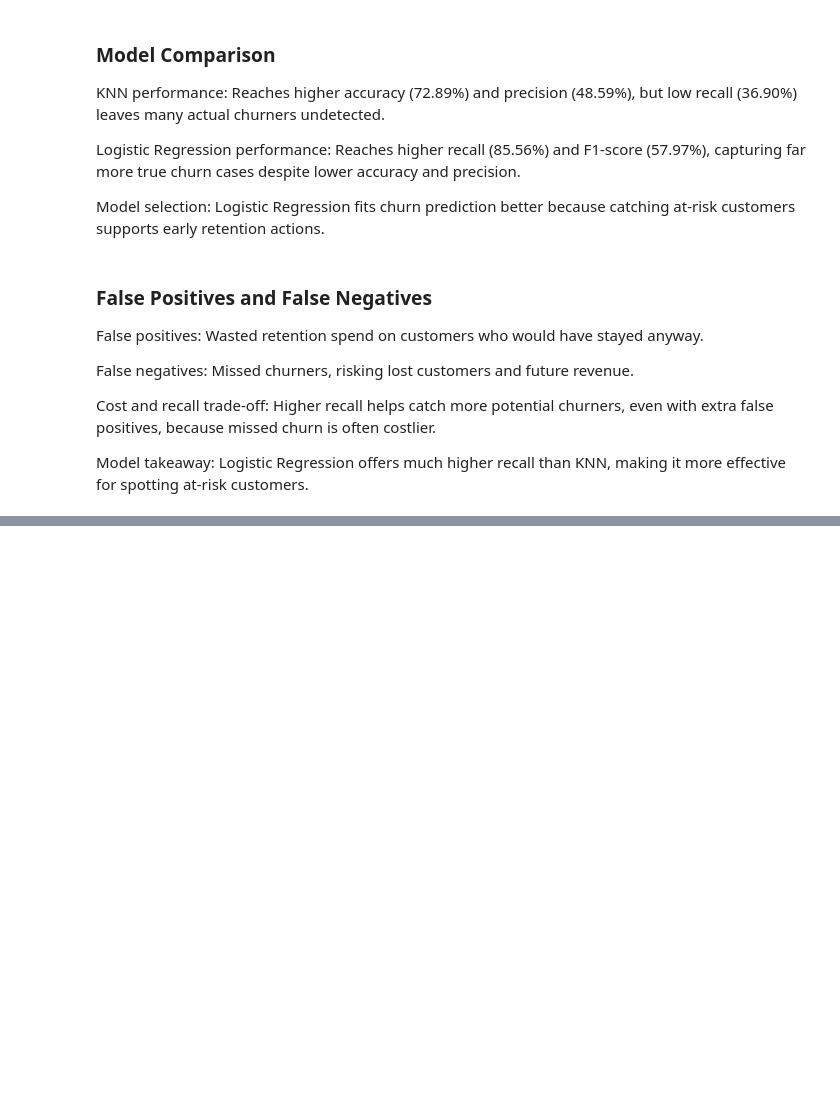
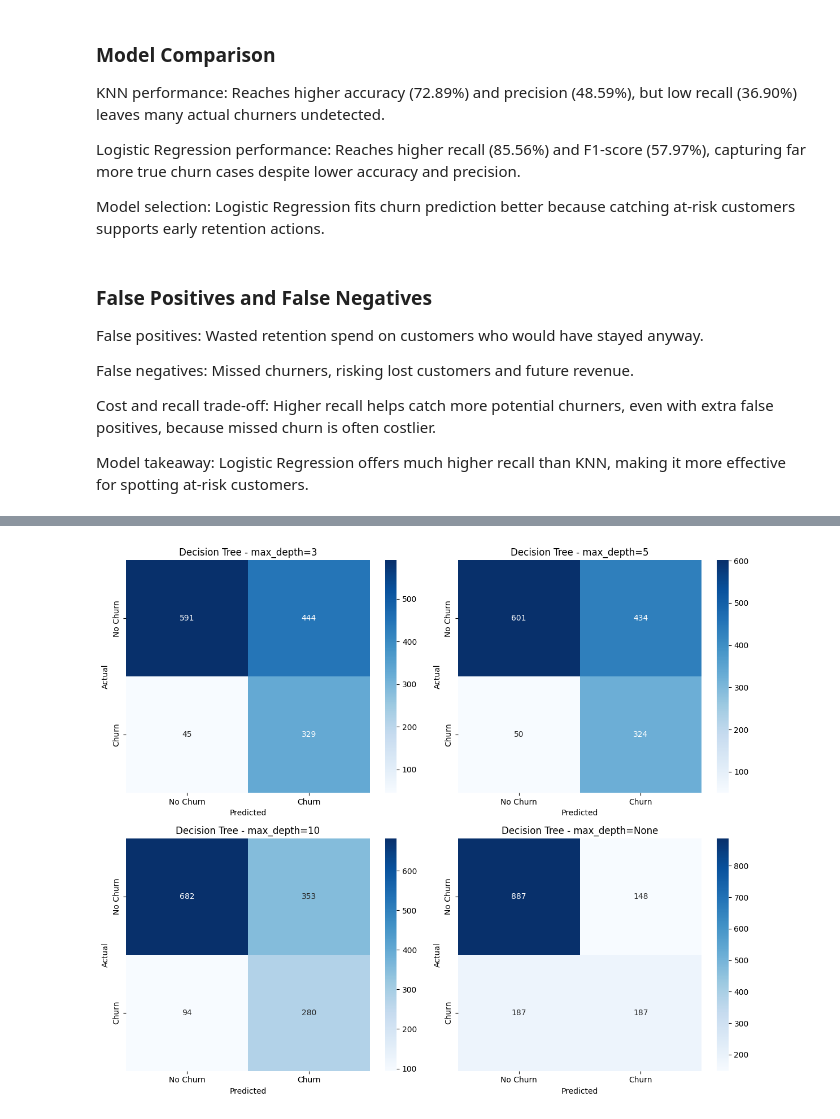
Before and after one commit to vyas001/AI-ML-case-study, a Jupyter notebook: Churn_Prediction.ipynb, the cells around one changed output, grey strips where cells are left out. Drawn from its saved outputs; the diff is of its cells as text; code cells hidden in the pictures; blank space fills up the shorter version.

Commit message:
Decision tree

```diff
--- a/Churn_Prediction.ipynb
+++ b/Churn_Prediction.ipynb
@@ -434,0 +482,28 @@ Model takeaway: Logistic Regression offers much higher recall than KNN, making i
+# %%
+fig, axes = plt.subplots(2, 2, figsize=(12, 10))
+
+for ax, depth in zip(axes.flatten(), depth_values):
+
+    cm = confusion_matrix(
+        y_test_final,
+        tree_predictions[depth]
+    )
+
+    sns.heatmap(
+        cm,
+        annot=True,
+        fmt='d',
+        cmap='Blues',
+        ax=ax
+    )
+
+    ax.set_title(f'Decision Tree - max_depth={depth}')
+    ax.set_xlabel('Predicted')
+    ax.set_ylabel('Actual')
+    ax.set_xticklabels(['No Churn', 'Churn'])
+    ax.set_yticklabels(['No Churn', 'Churn'])
+
+plt.tight_layout()
+plt.show()
+# %% [output]
+[figure, added]
```
Also changed, not shown: parts of 11 cells of this notebook.
